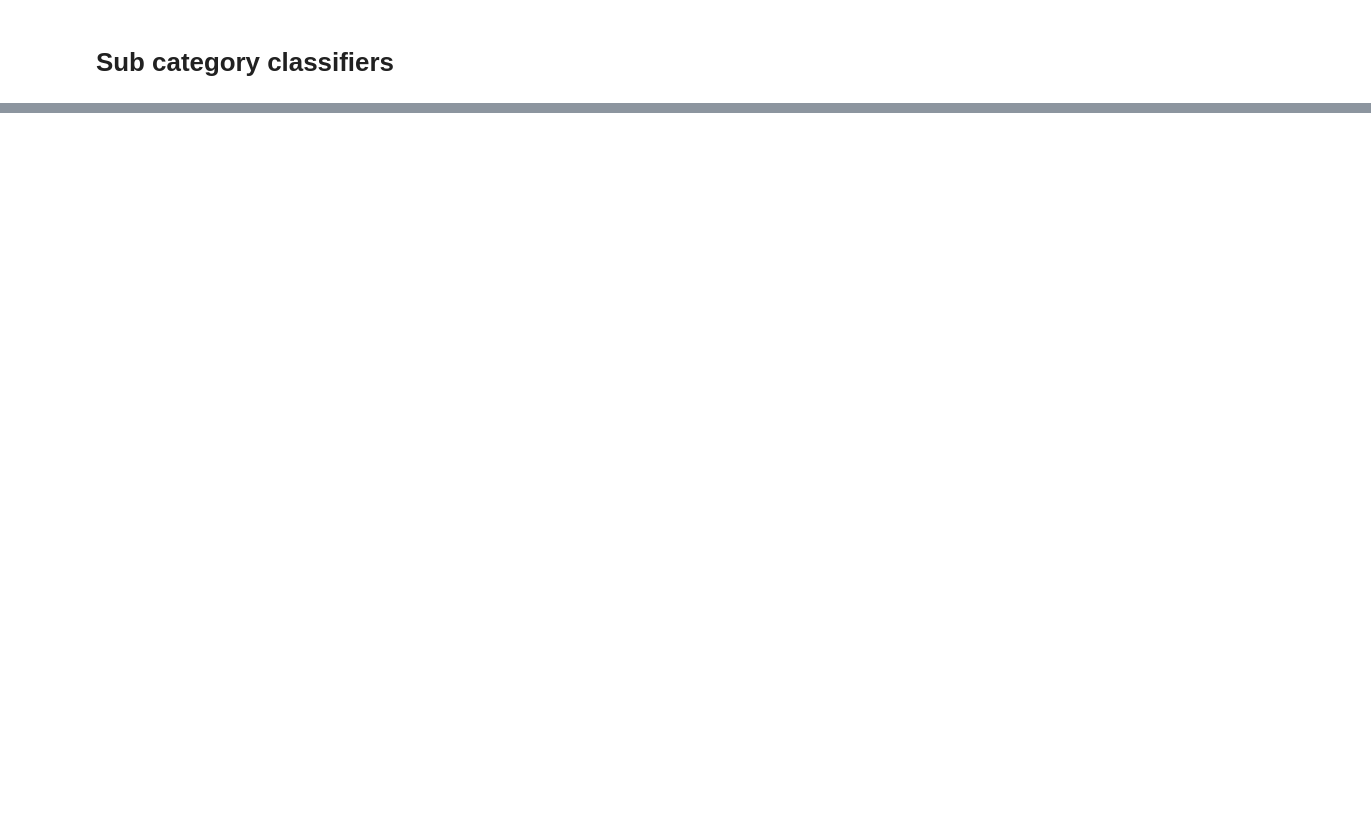
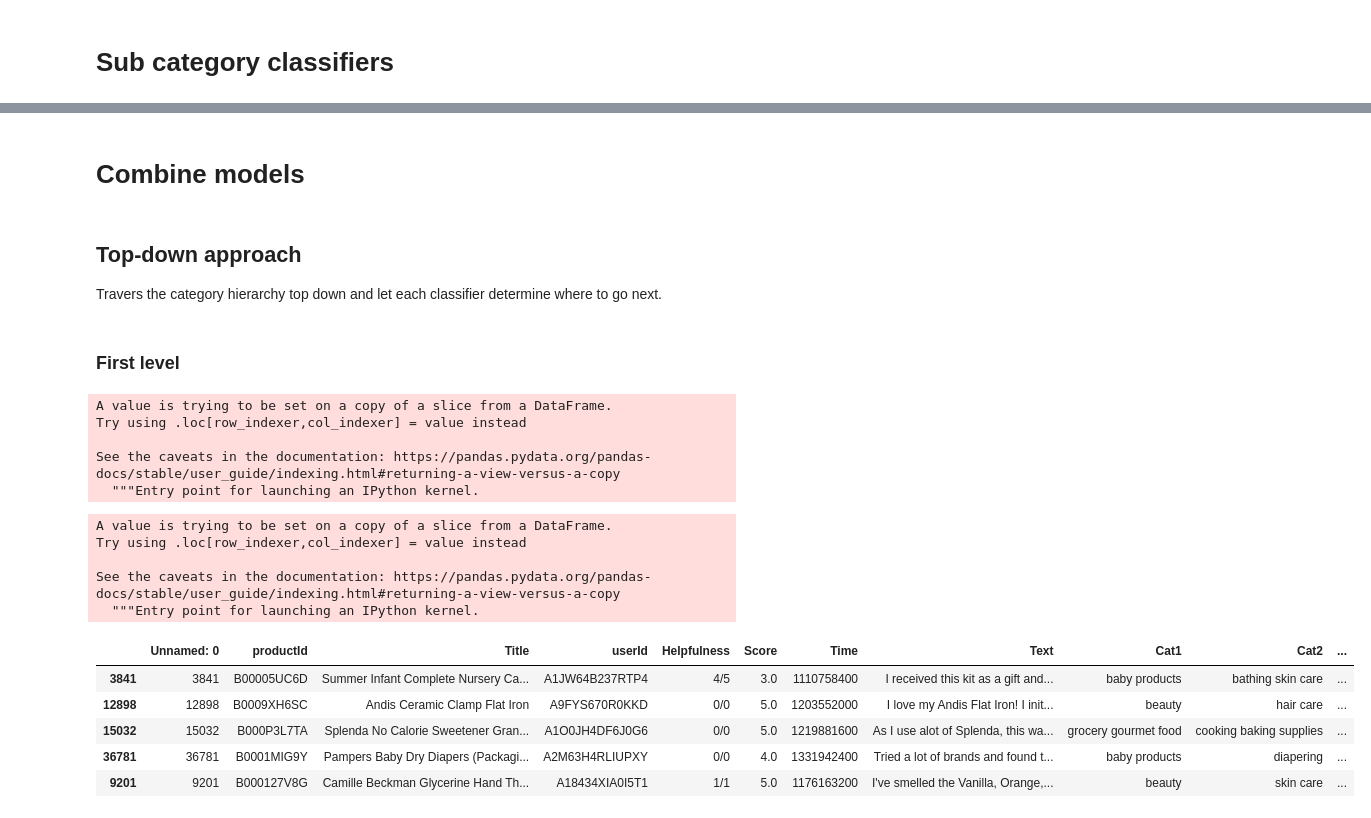
Before and after one commit to Viktor2k/playground, a Jupyter notebook: hierarchical_classification/Amazon Review hierarchical training.ipynb, the cells around one changed output, grey strips where cells are left out. Cells and saved outputs as stored; diff of their text form; code cells hidden in the pictures; blank space fills up the shorter version.

```diff
--- a/hierarchical_classification/Amazon Review hierarchical training.ipynb
+++ b/hierarchical_classification/Amazon Review hierarchical training.ipynb
@@ -103,0 +87,4 @@ incorrect_df.to_csv('cat1-errors.csv')
+# %%
+Y_pred = clf2.predict(test_df['text_feature'])
+print(metrics.classification_report(test_df['Cat2'], Y_pred))
+print(metrics.confusion_matrix(test_df['Cat2'], Y_pred))
@@ -128,32 +113,28 @@ file_list = [
 # %%
 subcat_dict = {}
-for (c, f) in file_list:
-    print(c, f)
+X_train = train_df['text_feature']
+X_test = test_df['text_feature']
+for c in cats:
+    print(c)
+    column_name = f"labels-{c.replace(' ', '-')}"
+
     clf = Pipeline(
         steps=[
             ('tok', feature_extraction.text.TfidfVectorizer(min_df = 3, max_df=0.8, ngram_range=[1,2])),
             ('clf', svm.LinearSVC(penalty='l2', multi_class='ovr', class_weight='balanced'))
         ]
     )
-    sub_df = pd.read_csv(f).fillna('n/a')
-    X = sub_df['text_feature']
-    Y = sub_df['Cat2-relative']
-
-    X_train, X_test, Y_train, Y_test = model_selection.train_test_split(X,Y, train_size=0.8, random_state=1)
-
+    Y_train = train_df[column_name]
+    Y_test = test_df[column_name]
 
     clf.fit(X_train, Y_train)
+
     Y_pred = clf.predict(X_test)
     Y_scores = clf.decision_function(X_test)
+
     subcat_dict[c] = {
-        "clf": clf,
-        "X_train": X_train,
-        "X_test": X_test,
-        "Y_train": Y_train,
-        "Y_test": Y_test,
-        "Y_scores": Y_scores
+        "clf": clf
     }
     print(metrics.classification_report(Y_test, Y_pred))
-    print(metrics.confusion_matrix(Y_test, Y_pred))
     print("---------------------------------------------")
 # %% [output]
@@ -193,0 +158,32 @@ fresh flowers live indoor plants       1.00      0.78      0.88         9
+# %% [markdown]
+# Combine models
+# %% [markdown]
+## Top-down approach
+Travers the category hierarchy top down and let each classifier determine where to go next.
+# %% [markdown]
+### First level
+# %%
+test_df['cat1_preds'] = clf1.predict(test_df['text_feature']);
+# %% [output]
+A value is trying to be set on a copy of a slice from a DataFrame.
+Try using .loc[row_indexer,col_indexer] = value instead
+
+See the caveats in the documentation: https://pandas.pydata.org/pandas-docs/stable/user_guide/indexing.html#returning-a-view-versus-a-copy
+  """Entry point for launching an IPython kernel.
+# %%
+test_df['cat2_preds'] = test_df.apply(lambda x: (subcat_dict[x['cat1_preds']]['clf']).predict([x['text_feature']])[0], axis=1)
+# %% [output]
+A value is trying to be set on a copy of a slice from a DataFrame.
+Try using .loc[row_indexer,col_indexer] = value instead
+
+See the caveats in the documentation: https://pandas.pydata.org/pandas-docs/stable/user_guide/indexing.html#returning-a-view-versus-a-copy
+  """Entry point for launching an IPython kernel.
+# %%
+test_df.head()
+# %% [output]
+|  | Unnamed: 0 | productId | Title | userId | Helpfulness | Score | Time | Text | Cat1 | Cat2 | ... |
+| 3841 | 3841 | B00005UC6D | Summer Infant Complete Nursery Ca... | A1JW64B237RTP4 | 4/5 | 3.0 | 1110758400 | I received this kit as a gift and... | baby products | bathing skin care | ... |
+| 12898 | 12898 | B0009XH6SC | Andis Ceramic Clamp Flat Iron | A9FYS670R0KKD | 0/0 | 5.0 | 1203552000 | I love my Andis Flat Iron! I init... | beauty | hair care | ... |
+| 15032 | 15032 | B000P3L7TA | Splenda No Calorie Sweetener Gran... | A1O0JH4DF6J0G6 | 0/0 | 5.0 | 1219881600 | As I use alot of Splenda, this wa... | grocery gourmet food | cooking baking supplies | ... |
+| 36781 | 36781 | B0001MIG9Y | Pampers Baby Dry Diapers (Packagi... | A2M63H4RLIUPXY | 0/0 | 4.0 | 1331942400 | Tried a lot of brands and found t... | baby products | diapering | ... |
+| 9201 | 9201 | B000127V8G | Camille Beckman Glycerine Hand Th... | A18434XIA0I5T1 | 1/1 | 5.0 | 1176163200 | I've smelled the Vanilla, Orange,... | beauty | skin care | ... |
```
Also changed, not shown: parts of 28 cells of this notebook, 2 other files.
